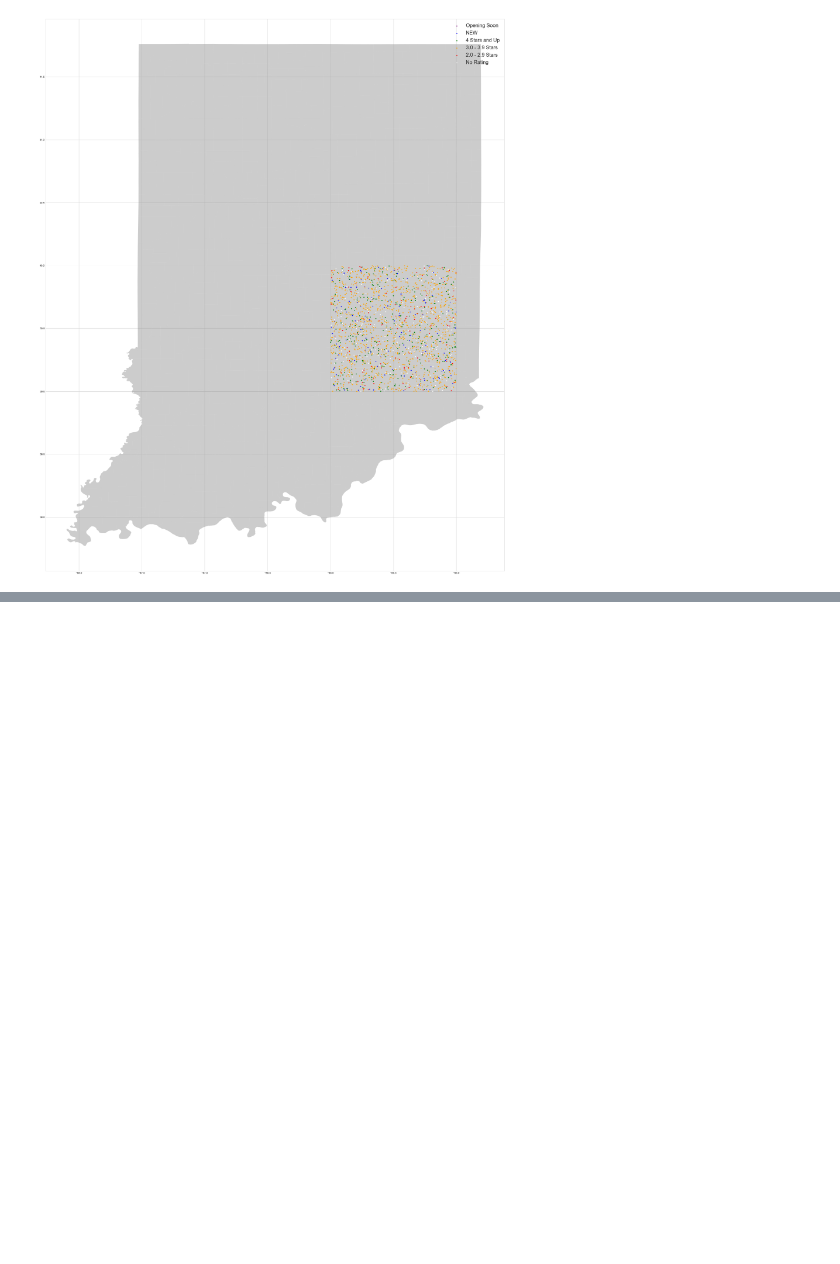
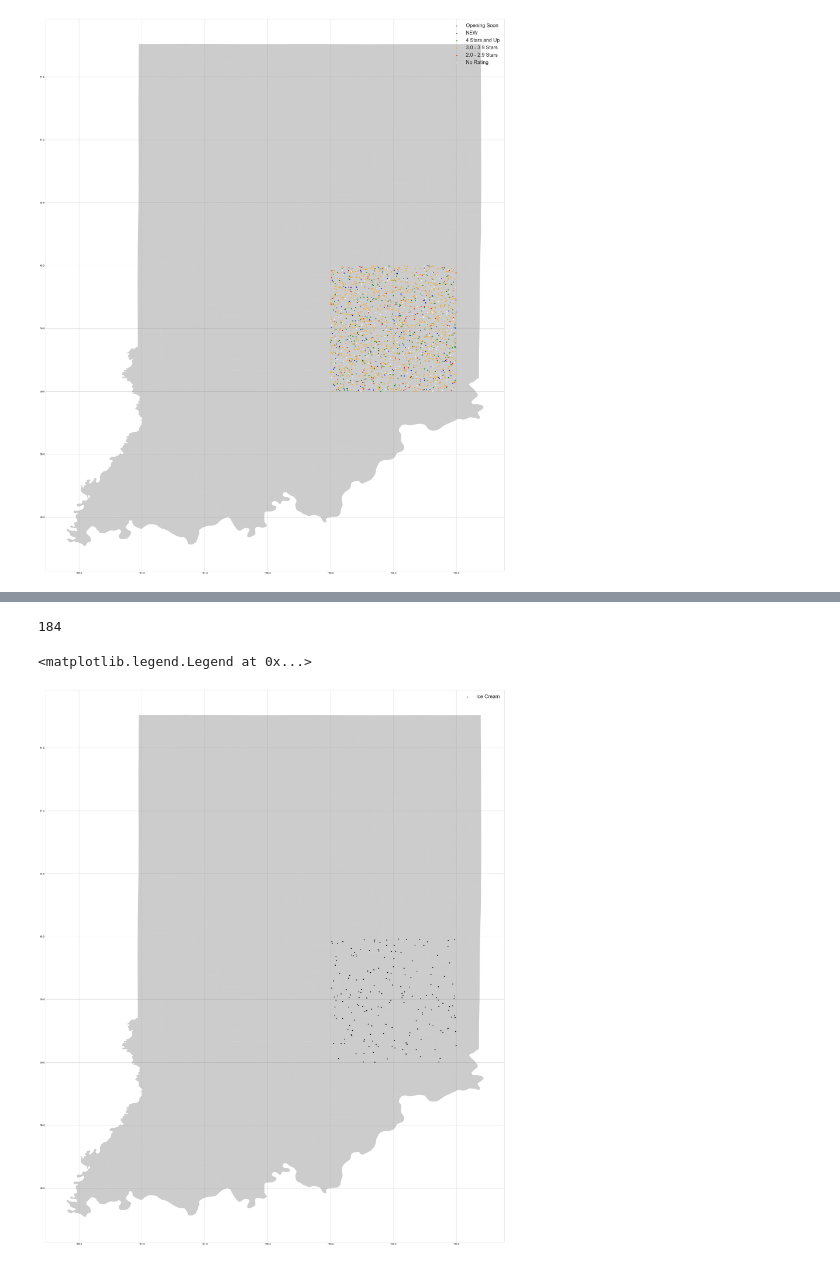
Before and after one commit to logank013/xternapplication, a Jupyter notebook: xtern.ipynb, the cells around one changed output, grey strips where cells are left out. Cells and saved outputs as stored; diff of their text form; code cells hidden in the pictures; blank space fills up the shorter version.

```diff
--- a/xtern.ipynb
+++ b/xtern.ipynb
@@ -77,0 +81,32 @@ plt.plot(x, y, 'o', color='black');
+# %%
+datalist = []
+longit = []
+latit = []
+map = gpd.read_file('./tl_2017_18_cousub/tl_2017_18_cousub.shp')
+
+fig,ax = plt.subplots(figsize = (40,40))
+map.plot(ax = ax, alpha = 0.4, color = "grey")
+
+csv = pd.read_csv('2020-XTern-DS.csv', sep=',')
+
+for i in csv.itertuples():
+#    foods = i.Cuisines.split(", ")
+#    for food in foods:
+#        if food == "Ice Cream":
+    if int(i.Cook_Time.split(" ")[0]) > 60:
+        datalist.append(i)
+        latit.append(i.Latitude)
+        longit.append(i.Longitude)
+print(len(datalist))
+
+geometry = [Point(xy) for xy in zip(longit, latit)]
+
+geo_csv = gpd.GeoDataFrame(datalist, crs = crs, geometry = geometry)
+
+geo_csv.plot(ax = ax, markersize = 8, color = "black", marker = "o", label = "Ice Cream")
+
+plt.legend(prop = {'size':20})
+# %% [output]
+184
+<matplotlib.legend.Legend at 0x...>
+[figure, added]
```
Also changed, not shown: parts of 3 cells of this notebook.
